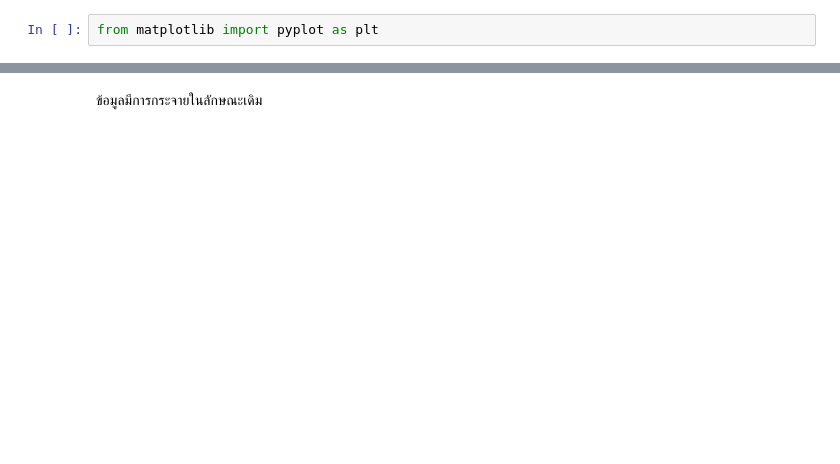
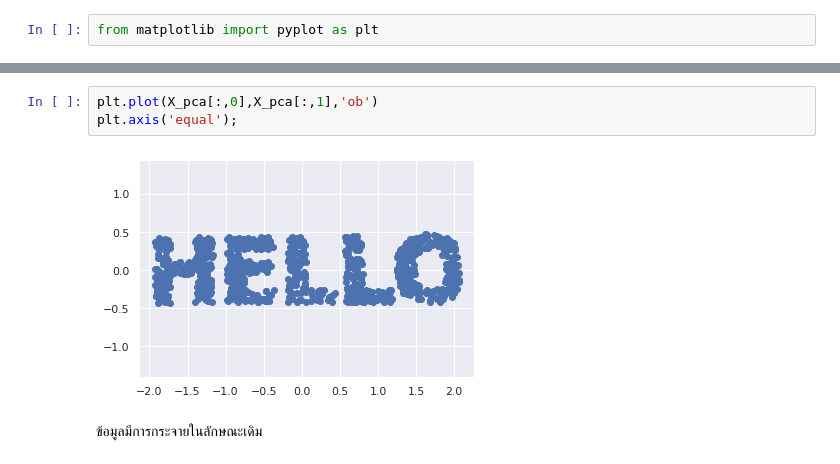
Before and after one commit to jittakorn-ch/multivariate, a Jupyter notebook: Chapter_4_MDS.ipynb, the cells around one changed output, grey strips where cells are left out. Drawn from its saved outputs; the diff is of its cells as text; blank space fills up the shorter version.

```diff
--- a/Chapter_4_MDS.ipynb
+++ b/Chapter_4_MDS.ipynb
@@ -235,2 +245,7 @@ No handles with labels found to put in legend.
+# %%
+plt.plot(X_pca[:,0],X_pca[:,1],'ob')
+plt.axis('equal');
+# %% [output]
+[figure, added]
 # %% [markdown]
 ข้อมูลมีการกระจายในลักษณะเดิม
```
Also changed, not shown: parts of 3 cells of this notebook.
